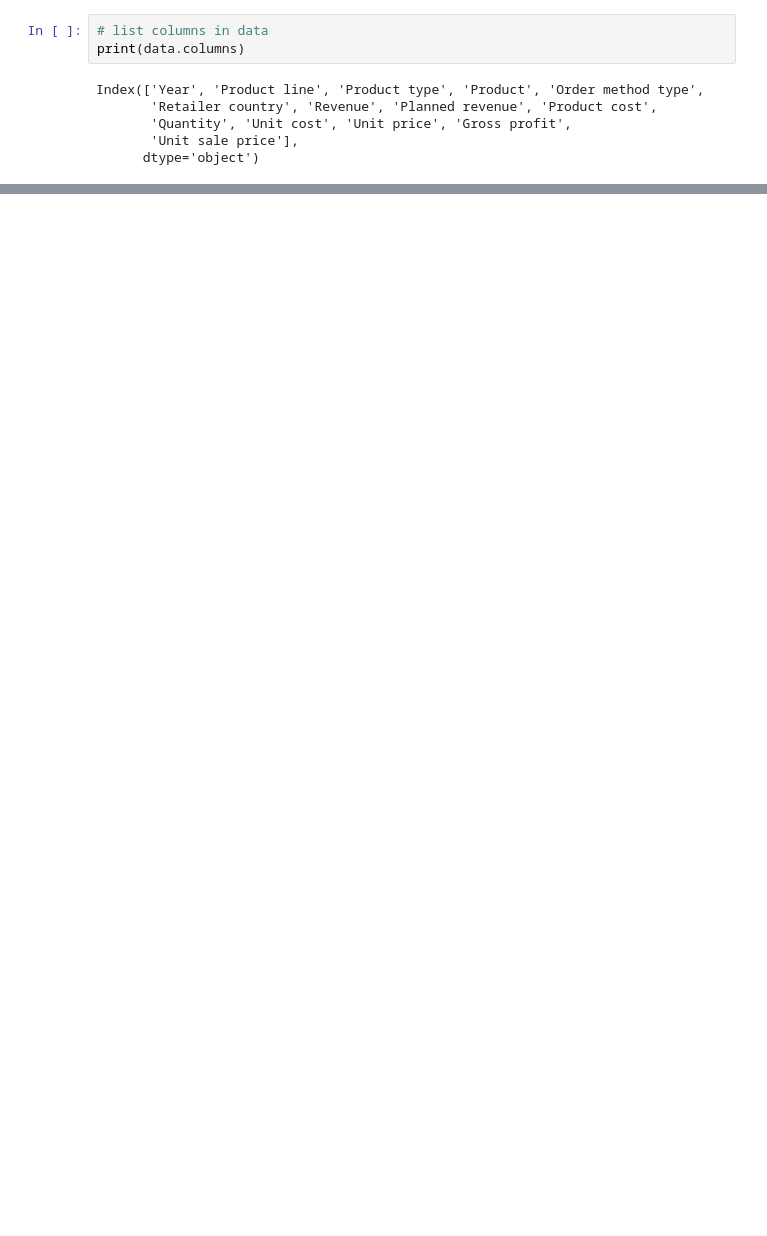
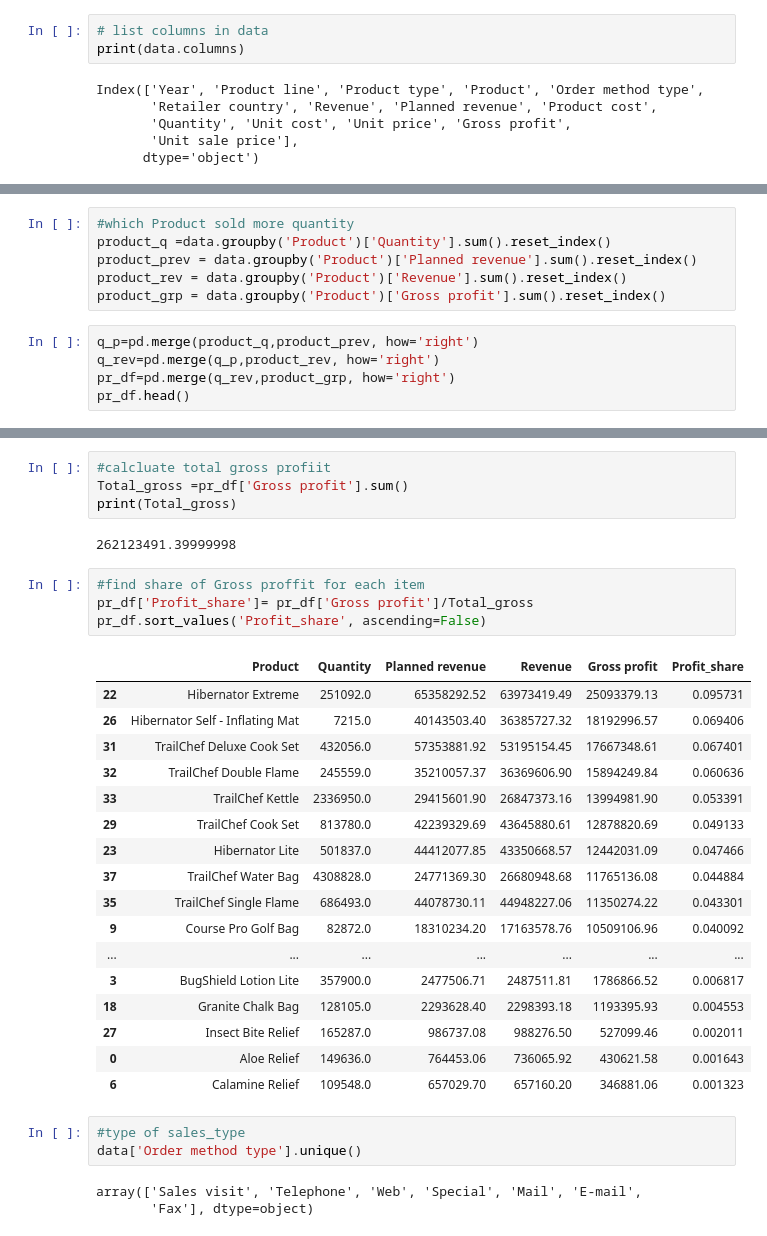
Before and after one commit to thejosec01/Sales_data, a Jupyter notebook: One.ipynb, the cells around one changed output, grey strips where cells are left out. Cells and saved outputs as stored; diff of their text form; blank space fills up the shorter version.

```diff
--- a/One.ipynb
+++ b/One.ipynb
@@ -67,0 +144,11 @@ Name: Revenue, dtype: float64
+# %%
+#which Product sold more quantity
+product_q =data.groupby('Product')['Quantity'].sum().reset_index()
+product_prev = data.groupby('Product')['Planned revenue'].sum().reset_index()
+product_rev = data.groupby('Product')['Revenue'].sum().reset_index()
+product_grp = data.groupby('Product')['Gross profit'].sum().reset_index()
+# %%
+q_p=pd.merge(product_q,product_prev, how='right')
+q_rev=pd.merge(q_p,product_rev, how='right')
+pr_df=pd.merge(q_rev,product_grp, how='right')
+pr_df.head()
@@ -67,0 +178,34 @@ Name: Revenue, dtype: float64
+# %%
+#calcluate total gross profiit
+Total_gross =pr_df['Gross profit'].sum()
+print(Total_gross)
+# %% [output]
+262123491.39999998
+# %%
+#find share of Gross proffit for each item
+pr_df['Profit_share']= pr_df['Gross profit']/Total_gross
+pr_df.sort_values('Profit_share', ascending=False)
+# %% [output]
+|  | Product | Quantity | Planned revenue | Revenue | Gross profit | Profit_share |
+| 22 | Hibernator Extreme | 251092.0 | 65358292.52 | 63973419.49 | 25093379.13 | 0.095731 |
+| 26 | Hibernator Self - Inflating Mat | 7215.0 | 40143503.40 | 36385727.32 | 18192996.57 | 0.069406 |
+| 31 | TrailChef Deluxe Cook Set | 432056.0 | 57353881.92 | 53195154.45 | 17667348.61 | 0.067401 |
+| 32 | TrailChef Double Flame | 245559.0 | 35210057.37 | 36369606.90 | 15894249.84 | 0.060636 |
+| 33 | TrailChef Kettle | 2336950.0 | 29415601.90 | 26847373.16 | 13994981.90 | 0.053391 |
+| 29 | TrailChef Cook Set | 813780.0 | 42239329.69 | 43645880.61 | 12878820.69 | 0.049133 |
+| 23 | Hibernator Lite | 501837.0 | 44412077.85 | 43350668.57 | 12442031.09 | 0.047466 |
+| 37 | TrailChef Water Bag | 4308828.0 | 24771369.30 | 26680948.68 | 11765136.08 | 0.044884 |
+| 35 | TrailChef Single Flame | 686493.0 | 44078730.11 | 44948227.06 | 11350274.22 | 0.043301 |
+| 9 | Course Pro Golf Bag | 82872.0 | 18310234.20 | 17163578.76 | 10509106.96 | 0.040092 |
+| ... | ... | ... | ... | ... | ... | ... |
+| 3 | BugShield Lotion Lite | 357900.0 | 2477506.71 | 2487511.81 | 1786866.52 | 0.006817 |
+| 18 | Granite Chalk Bag | 128105.0 | 2293628.40 | 2298393.18 | 1193395.93 | 0.004553 |
+| 27 | Insect Bite Relief | 165287.0 | 986737.08 | 988276.50 | 527099.46 | 0.002011 |
+| 0 | Aloe Relief | 149636.0 | 764453.06 | 736065.92 | 430621.58 | 0.001643 |
+| 6 | Calamine Relief | 109548.0 | 657029.70 | 657160.20 | 346881.06 | 0.001323 |
+# %%
+#type of sales_type
+data['Order method type'].unique()
+# %% [output]
+array(['Sales visit', 'Telephone', 'Web', 'Special', 'Mail', 'E-mail',
+       'Fax'], dtype=object)
```
Also changed, not shown: parts of 22 cells of this notebook.
